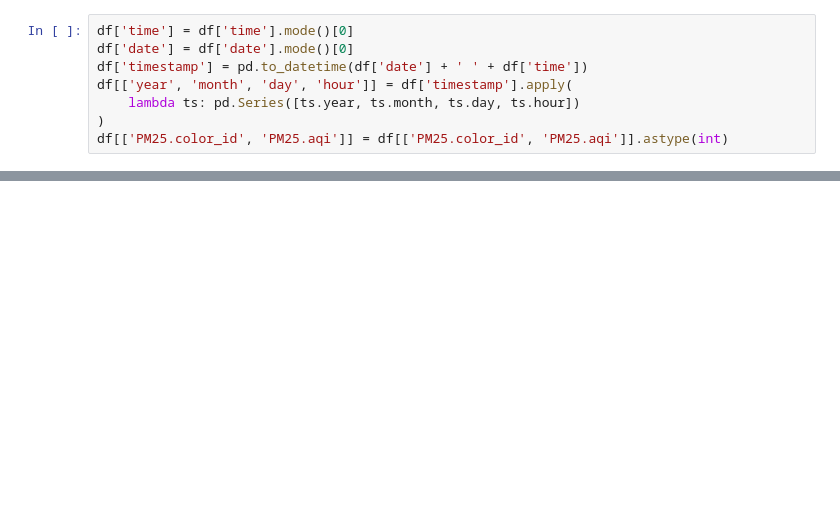
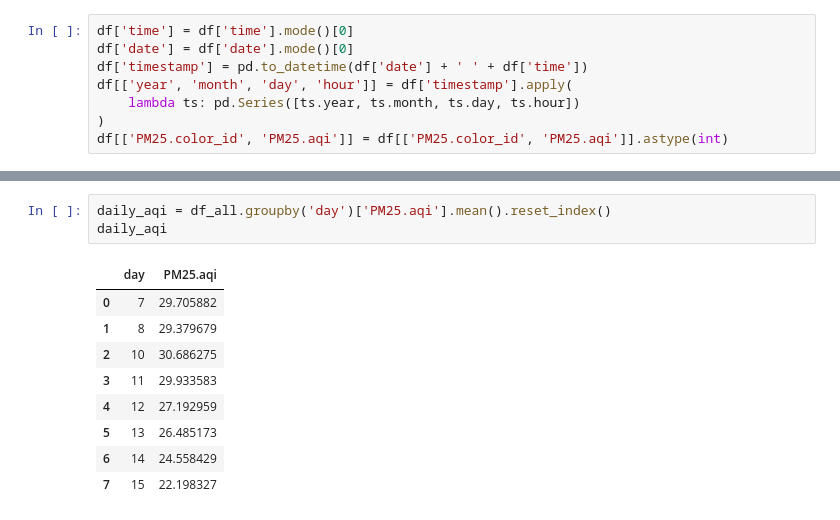
Before and after one commit to petch1046/dsi321_2025, a Jupyter notebook: src/test.ipynb, the cells around one changed output, grey strips where cells are left out. Cells and saved outputs as stored; diff of their text form; blank space fills up the shorter version.

```diff
--- a/src/test.ipynb
+++ b/src/test.ipynb
@@ -43,0 +254,13 @@ df[[
+# %%
+daily_aqi = df_all.groupby('day')['PM25.aqi'].mean().reset_index()
+daily_aqi
+# %% [output]
+|  | day | PM25.aqi |
+| 0 | 7 | 29.705882 |
+| 1 | 8 | 29.379679 |
+| 2 | 10 | 30.686275 |
+| 3 | 11 | 29.933583 |
+| 4 | 12 | 27.192959 |
+| 5 | 13 | 26.485173 |
+| 6 | 14 | 24.558429 |
+| 7 | 15 | 22.198327 |
```
Also changed, not shown: parts of 29 cells of this notebook, 2 other files.
